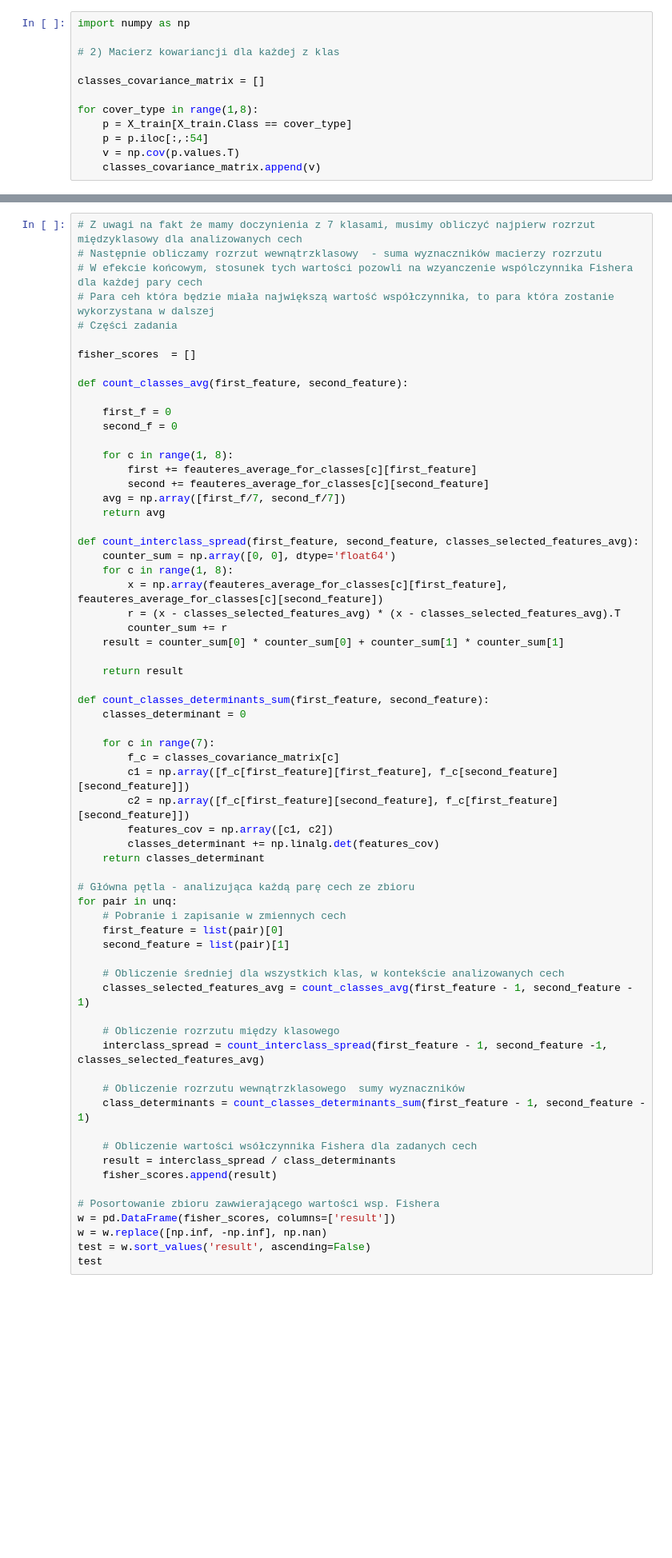
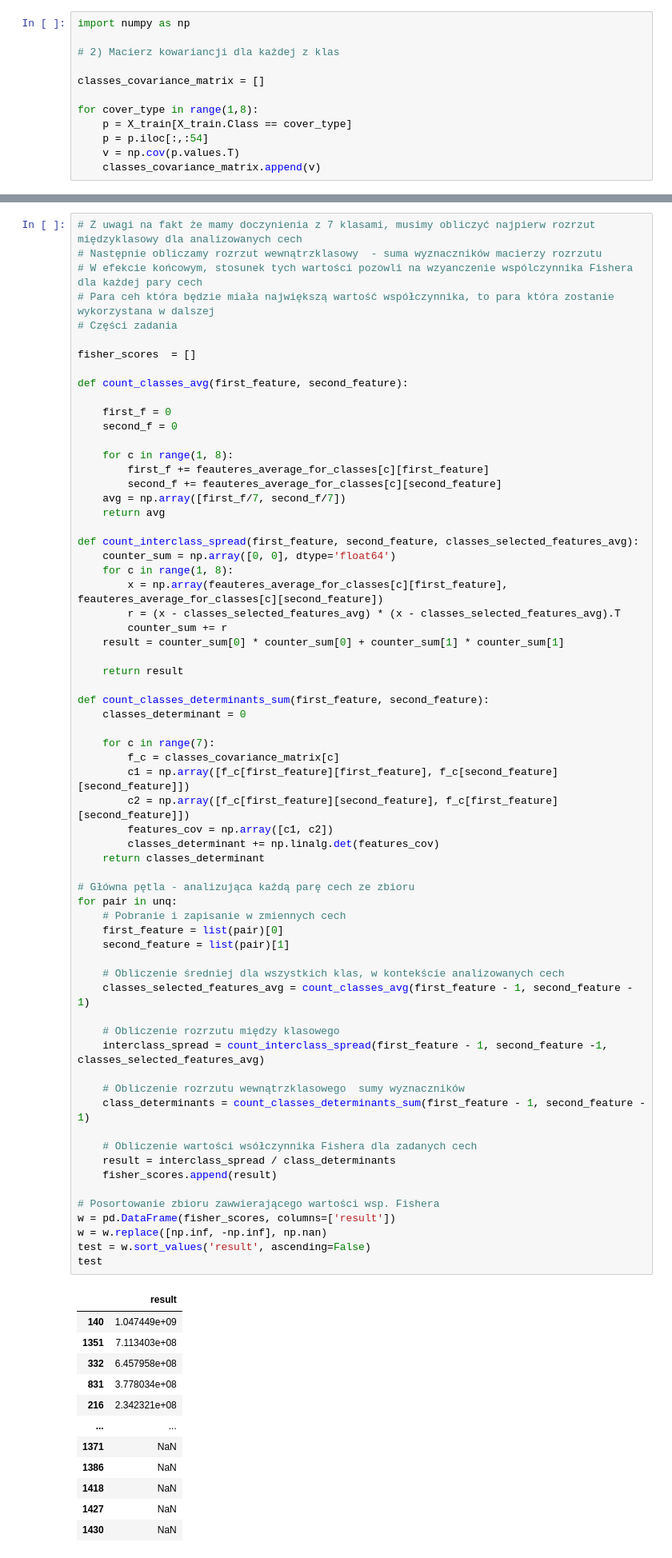
Before and after one commit to karololeksy/CovertypeClassification, a Jupyter notebook: Project notebook.ipynb, the cells around one changed output, grey strips where cells are left out. Shown at 80% size. Cells and saved outputs as stored; diff of their text form; blank space fills up the shorter version.

```diff
--- a/Project notebook.ipynb
+++ b/Project notebook.ipynb
@@ -212,8 +215,8 @@ def count_classes_avg(first_feature, second_feature):
     second_f = 0
 
     for c in range(1, 8):
-        first += feauteres_average_for_classes[c][first_feature]
-        second += feauteres_average_for_classes[c][second_feature]
+        first_f += feauteres_average_for_classes[c][first_feature]
+        second_f += feauteres_average_for_classes[c][second_feature]
     avg = np.array([first_f/7, second_f/7])
     return avg
 
@@ -236,30 +239,42 @@ def count_classes_determinants_sum(first_feature, second_feature):
         c2 = np.array([f_c[first_feature][second_feature], f_c[first_feature][second_feature]])
         features_cov = np.array([c1, c2])
         classes_determinant += np.linalg.det(features_cov)
     return classes_determinant
 
 # Główna pętla - analizująca każdą parę cech ze zbioru
 for pair in unq:
     # Pobranie i zapisanie w zmiennych cech
     first_feature = list(pair)[0]
     second_feature = list(pair)[1]
 
     # Obliczenie średniej dla wszystkich klas, w kontekście analizowanych cech
     classes_selected_features_avg = count_classes_avg(first_feature - 1, second_feature - 1)
 
     # Obliczenie rozrzutu między klasowego
     interclass_spread = count_interclass_spread(first_feature - 1, second_feature -1, classes_selected_features_avg)
 
     # Obliczenie rozrzutu wewnątrzklasowego  sumy wyznaczników
     class_determinants = count_classes_determinants_sum(first_feature - 1, second_feature - 1)
 
     # Obliczenie wartości wsółczynnika Fishera dla zadanych cech
     result = interclass_spread / class_determinants
     fisher_scores.append(result)
 
 # Posortowanie zbioru zawwierającego wartości wsp. Fishera
 w = pd.DataFrame(fisher_scores, columns=['result'])
 w = w.replace([np.inf, -np.inf], np.nan)
 test = w.sort_values('result', ascending=False)
 test
 # %% [output]
+|  | result |
+| 140 | 1.047449e+09 |
+| 1351 | 7.113403e+08 |
+| 332 | 6.457958e+08 |
+| 831 | 3.778034e+08 |
+| 216 | 2.342321e+08 |
+| ... | ... |
+| 1371 | NaN |
+| 1386 | NaN |
+| 1418 | NaN |
+| 1427 | NaN |
+| 1430 | NaN |
```
Also changed, not shown: parts of 9 cells of this notebook.
